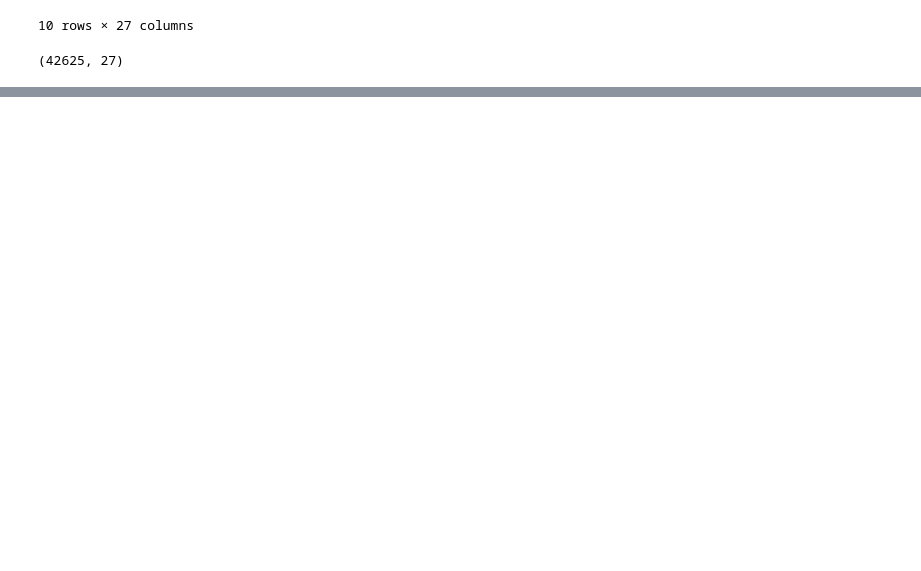
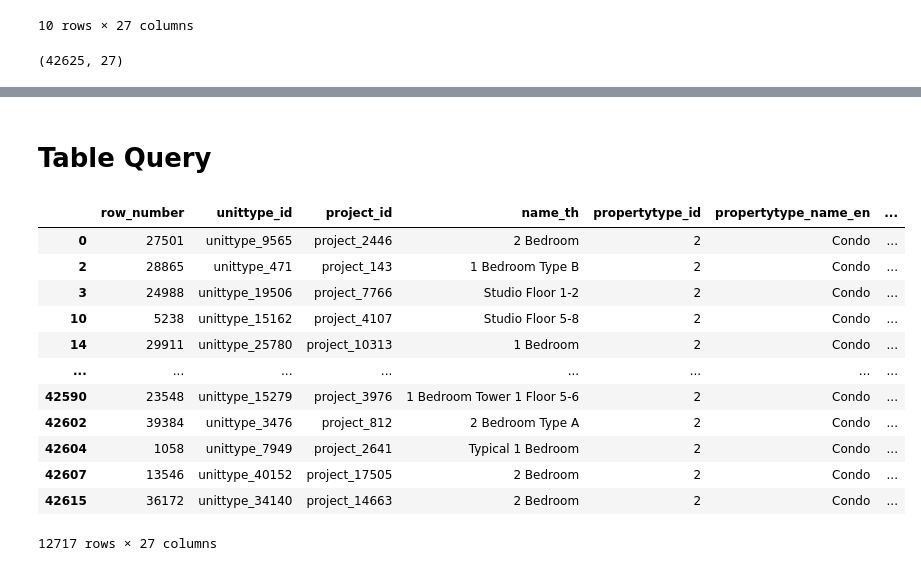
Before and after one commit to supatsara2002/BasicProg_DataViz65, a Jupyter notebook: Pandas_Dataframe_.ipynb, the cells around one changed output, grey strips where cells are left out. Cells and saved outputs as stored; diff of their text form; code cells hidden in the pictures; blank space fills up the shorter version.

```diff
--- a/Pandas_Dataframe_.ipynb
+++ b/Pandas_Dataframe_.ipynb
@@ -88,0 +158,18 @@ data1.shape
+# %% [markdown]
+# Table Query
+# %%
+data1[data1['propertytype_name_en']=='Condo'] ## ใช้ logical condition ในการเลือก data
+# %% [output]
+|  | row_number | unittype_id | project_id | name_th | propertytype_id | propertytype_name_en | ... |
+| 0 | 27501 | unittype_9565 | project_2446 | 2 Bedroom | 2 | Condo | ... |
+| 2 | 28865 | unittype_471 | project_143 | 1 Bedroom Type B | 2 | Condo | ... |
+| 3 | 24988 | unittype_19506 | project_7766 | Studio Floor 1-2 | 2 | Condo | ... |
+| 10 | 5238 | unittype_15162 | project_4107 | Studio Floor 5-8 | 2 | Condo | ... |
+| 14 | 29911 | unittype_25780 | project_10313 | 1 Bedroom | 2 | Condo | ... |
+| ... | ... | ... | ... | ... | ... | ... | ... |
+| 42590 | 23548 | unittype_15279 | project_3976 | 1 Bedroom Tower 1 Floor 5-6 | 2 | Condo | ... |
+| 42602 | 39384 | unittype_3476 | project_812 | 2 Bedroom Type A | 2 | Condo | ... |
+| 42604 | 1058 | unittype_7949 | project_2641 | Typical 1 Bedroom | 2 | Condo | ... |
+| 42607 | 13546 | unittype_40152 | project_17505 | 2 Bedroom | 2 | Condo | ... |
+| 42615 | 36172 | unittype_34140 | project_14663 | 2 Bedroom | 2 | Condo | ... |
+12717 rows × 27 columns
```
Also changed, not shown: parts of 28 cells of this notebook.
